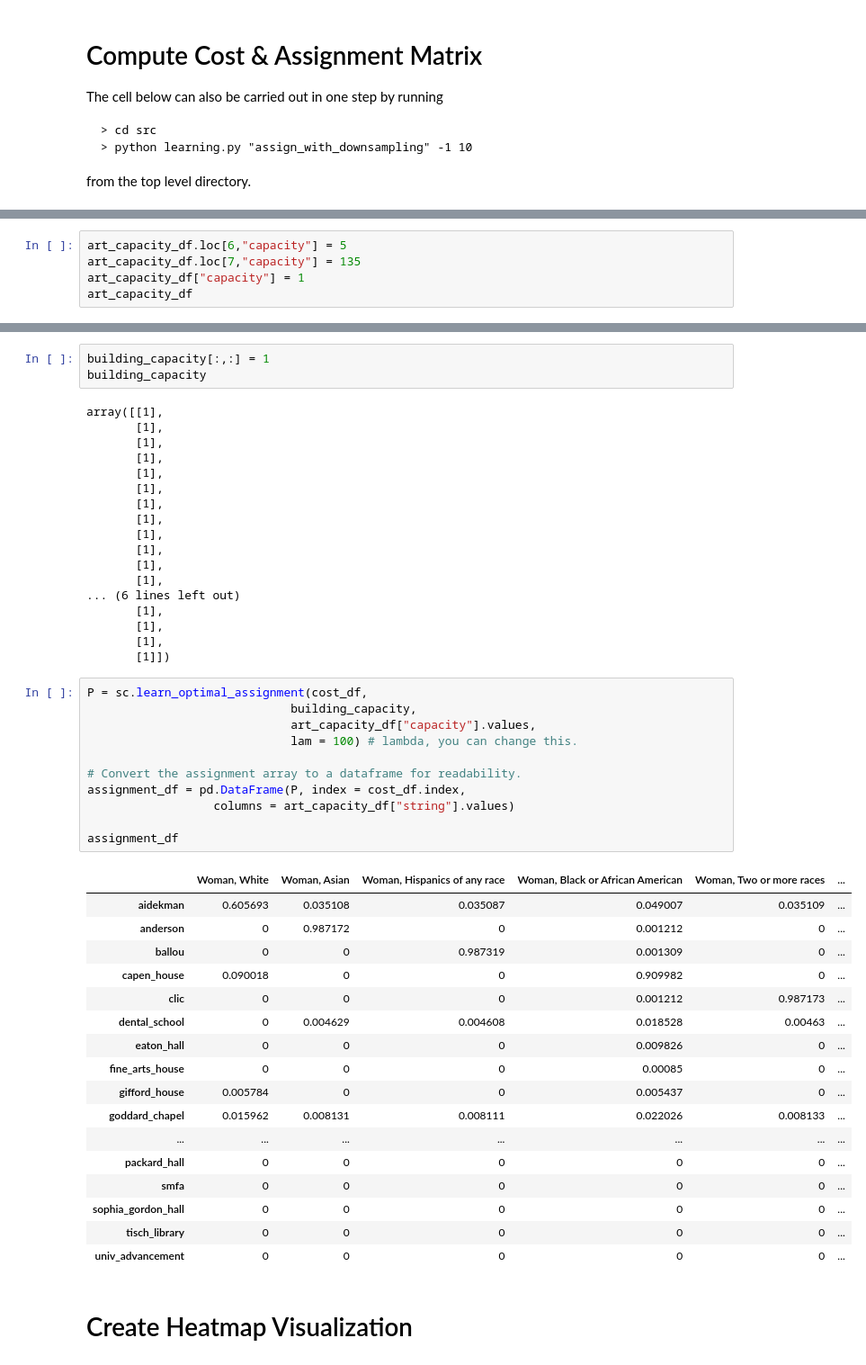
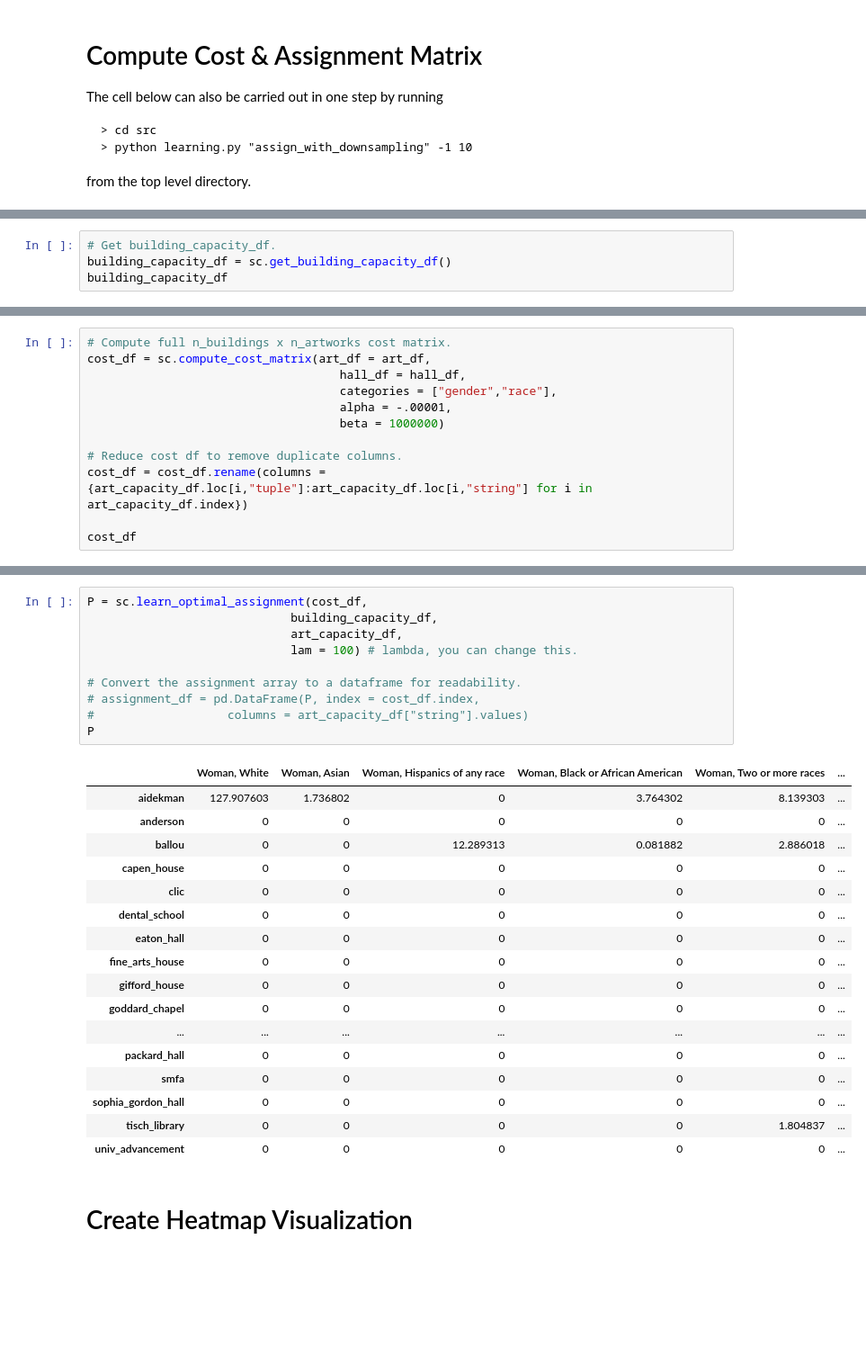
Before and after one commit to annahaensch/OpArt_Curation_Tool, a Jupyter notebook: notebooks/demo_notebook.ipynb, the cells around one changed output, grey strips where cells are left out. Shown at 90% size. Saved outputs shown, nothing was run; the diff lists cells and outputs as text; blank space fills up the shorter version.

```diff
--- a/notebooks/demo_notebook.ipynb
+++ b/notebooks/demo_notebook.ipynb
@@ -103,0 +83,4 @@ cost_df
+# %%
+# Get building_capacity_df.
+building_capacity_df = sc.get_building_capacity_df()
+building_capacity_df
@@ -103,0 +105,12 @@ cost_df
+# %%
+# Compute full n_buildings x n_artworks cost matrix.
+cost_df = sc.compute_cost_matrix(art_df = art_df,
+                                    hall_df = hall_df,
+                                    categories = ["gender","race"],
+                                    alpha = -.00001,
+                                    beta = 1000000)
+
+# Reduce cost df to remove duplicate columns.
+cost_df = cost_df.rename(columns = {art_capacity_df.loc[i,"tuple"]:art_capacity_df.loc[i,"string"] for i in art_capacity_df.index})
+
+cost_df
@@ -122,5 +152,0 @@ plt.show()
-# %%
-art_capacity_df.loc[6,"capacity"] = 5
-art_capacity_df.loc[7,"capacity"] = 135
-art_capacity_df["capacity"] = 1
-art_capacity_df
@@ -141,52 +153,30 @@ art_capacity_df
-# %%
-building_capacity[:,:] = 1
-building_capacity
-# %% [output]
-array([[1],
-       [1],
-       [1],
-       [1],
-       [1],
-       [1],
-       [1],
-       [1],
-       [1],
-       [1],
-       [1],
-       [1],
-... (6 lines left out)
-       [1],
-       [1],
-       [1],
-       [1]])
 # %%
 P = sc.learn_optimal_assignment(cost_df,
-                             building_capacity,
-                             art_capacity_df["capacity"].values,
+                             building_capacity_df,
+                             art_capacity_df,
                              lam = 100) # lambda, you can change this.
 
 # Convert the assignment array to a dataframe for readability.
-assignment_df = pd.DataFrame(P, index = cost_df.index,
-                  columns = art_capacity_df["string"].values)
-
-assignment_df
+# assignment_df = pd.DataFrame(P, index = cost_df.index,
+#                   columns = art_capacity_df["string"].values)
+P
 # %% [output]
 |  | Woman, White | Woman, Asian | Woman, Hispanics of any race | Woman, Black or African American | Woman, Two or more races | ... |
-| aidekman | 0.605693 | 0.035108 | 0.035087 | 0.049007 | 0.035109 | ... |
-| anderson | 0 | 0.987172 | 0 | 0.001212 | 0 | ... |
-| ballou | 0 | 0 | 0.987319 | 0.001309 | 0 | ... |
-| capen_house | 0.090018 | 0 | 0 | 0.909982 | 0 | ... |
-| clic | 0 | 0 | 0 | 0.001212 | 0.987173 | ... |
-| dental_school | 0 | 0.004629 | 0.004608 | 0.018528 | 0.00463 | ... |
-| eaton_hall | 0 | 0 | 0 | 0.009826 | 0 | ... |
-| fine_arts_house | 0 | 0 | 0 | 0.00085 | 0 | ... |
-| gifford_house | 0.005784 | 0 | 0 | 0.005437 | 0 | ... |
-| goddard_chapel | 0.015962 | 0.008131 | 0.008111 | 0.022026 | 0.008133 | ... |
+| aidekman | 127.907603 | 1.736802 | 0 | 3.764302 | 8.139303 | ... |
+| anderson | 0 | 0 | 0 | 0 | 0 | ... |
+| ballou | 0 | 0 | 12.289313 | 0.081882 | 2.886018 | ... |
+| capen_house | 0 | 0 | 0 | 0 | 0 | ... |
+| clic | 0 | 0 | 0 | 0 | 0 | ... |
+| dental_school | 0 | 0 | 0 | 0 | 0 | ... |
+| eaton_hall | 0 | 0 | 0 | 0 | 0 | ... |
+| fine_arts_house | 0 | 0 | 0 | 0 | 0 | ... |
+| gifford_house | 0 | 0 | 0 | 0 | 0 | ... |
+| goddard_chapel | 0 | 0 | 0 | 0 | 0 | ... |
 | ... | ... | ... | ... | ... | ... | ... |
 | packard_hall | 0 | 0 | 0 | 0 | 0 | ... |
 | smfa | 0 | 0 | 0 | 0 | 0 | ... |
 | sophia_gordon_hall | 0 | 0 | 0 | 0 | 0 | ... |
-| tisch_library | 0 | 0 | 0 | 0 | 0 | ... |
+| tisch_library | 0 | 0 | 0 | 0 | 1.804837 | ... |
 | univ_advancement | 0 | 0 | 0 | 0 | 0 | ... |
 # %% [markdown]
 # Create Heatmap Visualization
```
Also changed, not shown: parts of 8 cells of this notebook.
